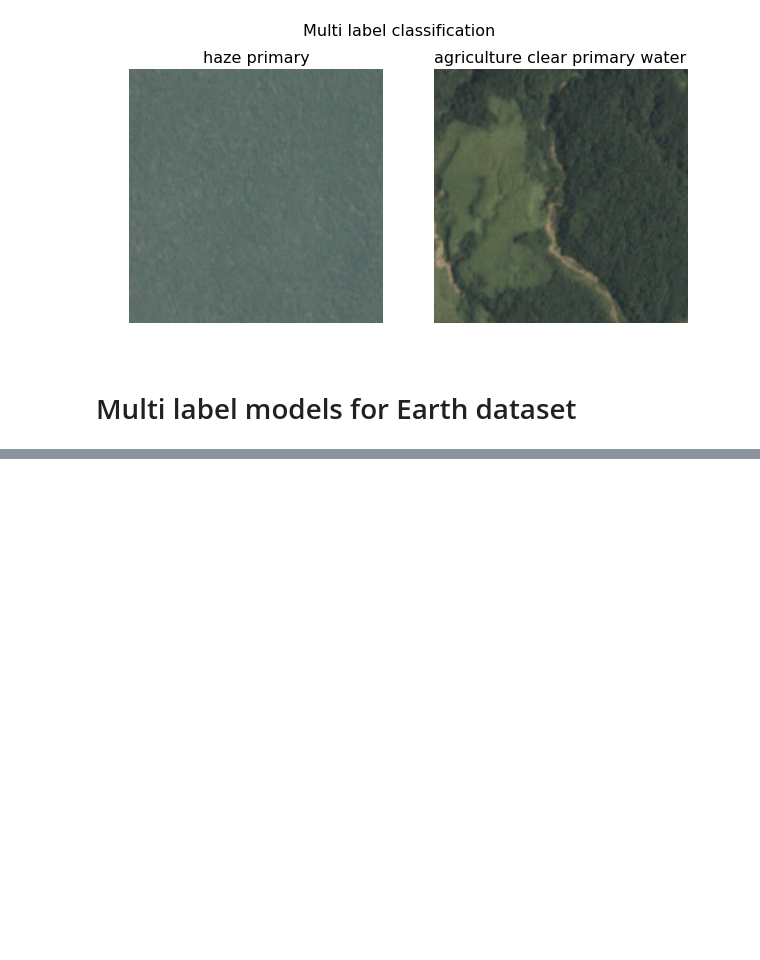
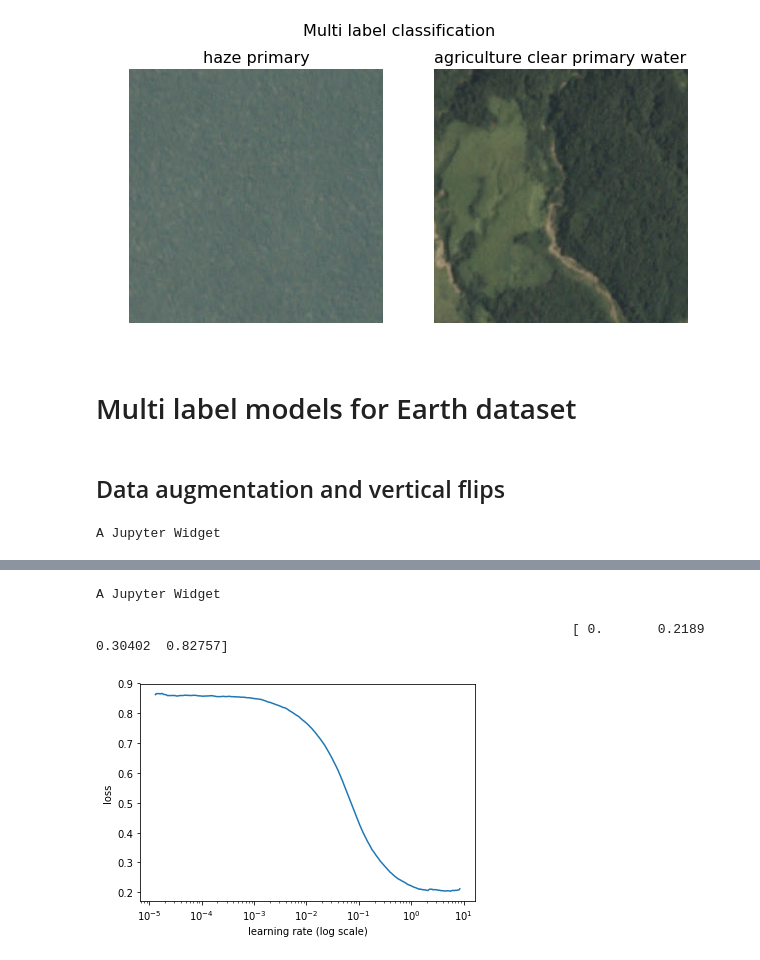
Before and after one commit to zaoyang/fastai, a Jupyter notebook: courses/dl1_redone/Lesson2_redone.ipynb, the cells around one changed output, grey strips where cells are left out. Cells and saved outputs as stored; diff of their text form; code cells hidden in the pictures; blank space fills up the shorter version.

Commit message:
learning rate finding

```diff
--- a/courses/dl1_redone/Lesson2_redone.ipynb
+++ b/courses/dl1_redone/Lesson2_redone.ipynb
@@ -33,3 +33,22 @@ plots_from_files(list_paths, titles=titles, maintitle="Multi label classificatio
 from planet import f2
 metrics=[f2]
 f_model=resnet34
+label_csv=f'{PATH}train_v2.csv'
+n=len(list(open(label_csv)))-1
+val_idxs=get_cv_idxs(n)
+# %% [markdown]
+## Data augmentation and vertical flips
+# %%
+def get_data(s2):
+    tfms = tfms_from_model(f_model, s2, aug_tfms = transforms_top_down, max_zoom=1.05)
+    return ImageClassifierData.from_csv(PATH, 'train-jpg', label_csv, tfms=tfms, suffix='.jpg', val_idxs=val_idxs, test_name='test-jpg')
+# %%
+sz=64
+data=get_data(sz)
+# %%
+data=data.resize(int(sz*1.3), 'tmp')
+learn=ConvLearner.pretrained(f_model, data, metrics=metrics)
+lrf=learn.lr_find()
+learn.sched.plot()
+# %% [output]
+A Jupyter Widget
@@ -35,0 +56,3 @@ f_model=resnet34
+A Jupyter Widget
+                                                             [ 0.       0.2189   0.30402  0.82757]
+[figure, added]
```
Also changed, not shown: parts of 1 cell of this notebook.
